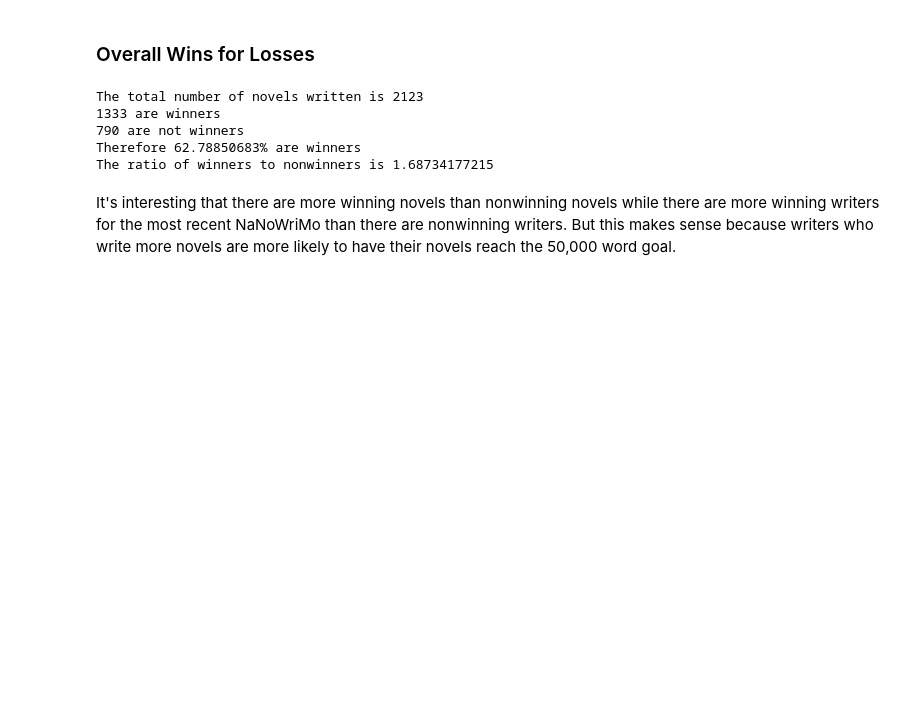
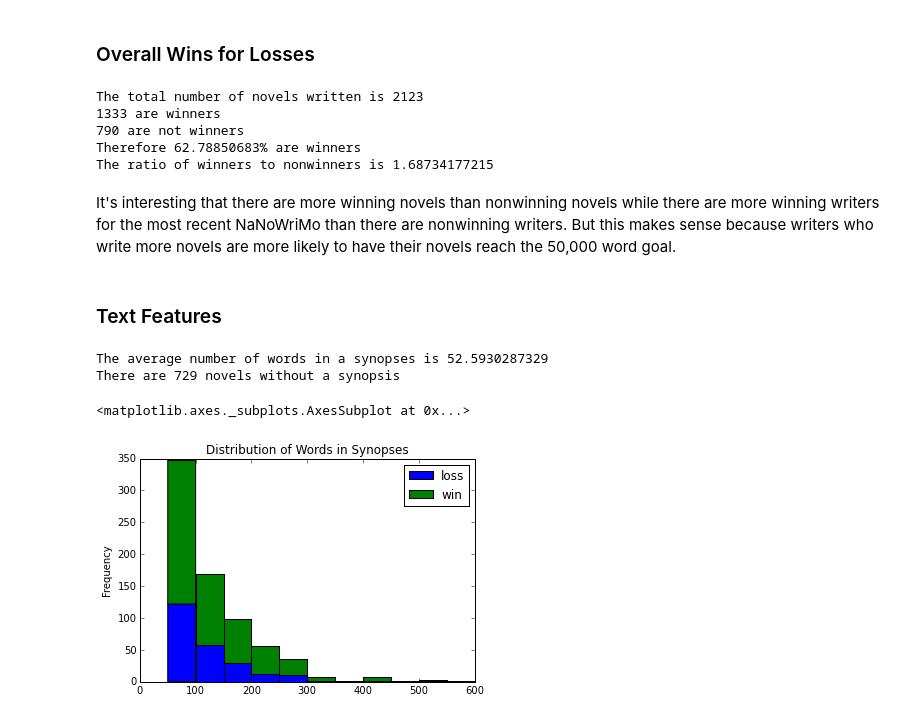
Before and after one commit to nicaless/nanowrimo_ga_project, a Jupyter notebook: analyze/exploratoryanalysis.ipynb, the cells around one changed output. Saved outputs shown, nothing was run; the diff lists cells and outputs as text; code cells hidden in the pictures; blank space fills up the shorter version.

```diff
--- a/analyze/exploratoryanalysis.ipynb
+++ b/analyze/exploratoryanalysis.ipynb
@@ -199,3 +199,19 @@ Therefore 62.78850683% are winners
 The ratio of winners to nonwinners is 1.68734177215
 # %% [markdown]
 It's interesting that there are more winning novels than nonwinning novels while there are more winning writers for the most recent NaNoWriMo than there are nonwinning writers.  But this makes sense because writers who write more novels are more likely to have their novels reach the 50,000 word goal.
+# %% [markdown]
+### Text Features
+# %%
+novel_features = pd.read_csv("../clean data/novel_features.csv", index_col = 0)
+# %%
+print "The average number of words in a synopses is " + str(novel_features['num words'].mean())
+print "There are " + str(novel_features['num words'].value_counts()[0]) + " novels without a synopsis"
+winlose = novel_features[novel_features['num words'] >= 50]
+winlose = winlose.groupby("Winner")
+df = pd.DataFrame({'loss': winlose['num words'].get_group(0), 'win': winlose['num words'].get_group(1)})
+df.plot(kind='hist', stacked=True, bins=[50,100,150,200,250,300,350,400,450,500,550,600], title = "Distribution of Words in Synopses")
+# %% [output]
+The average number of words in a synopses is 52.5930287329
+There are 729 novels without a synopsis
+<matplotlib.axes._subplots.AxesSubplot at 0x...>
+[figure, added]
```
Also changed, not shown: parts of 6 cells of this notebook, 2 other files.
